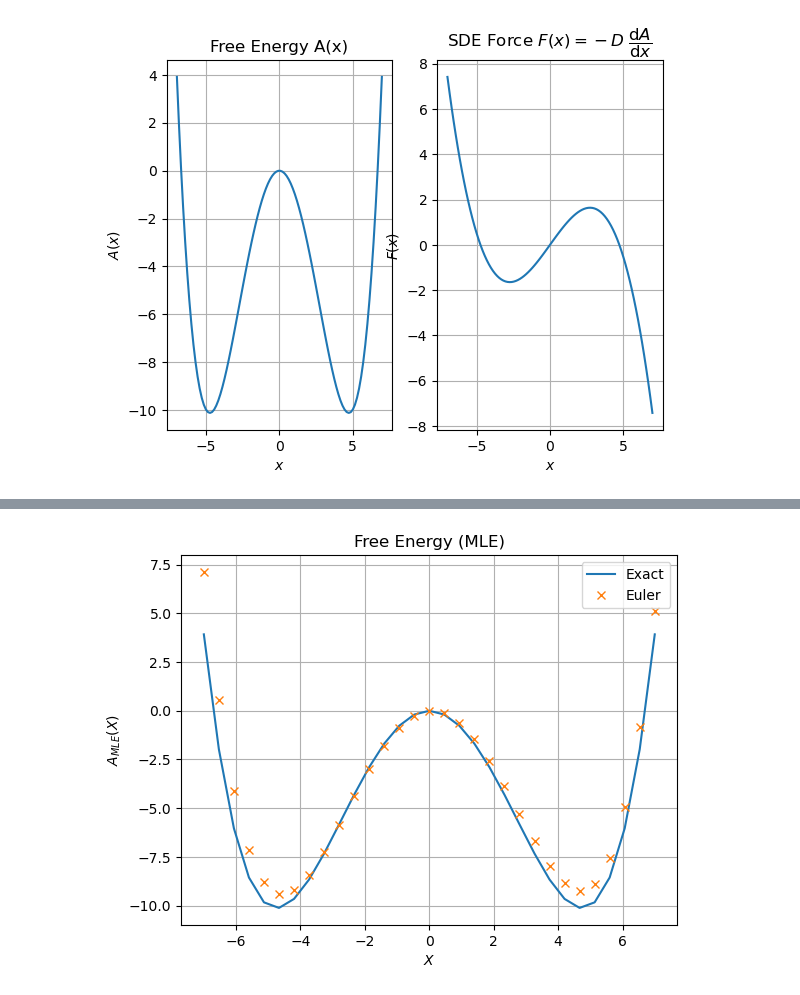
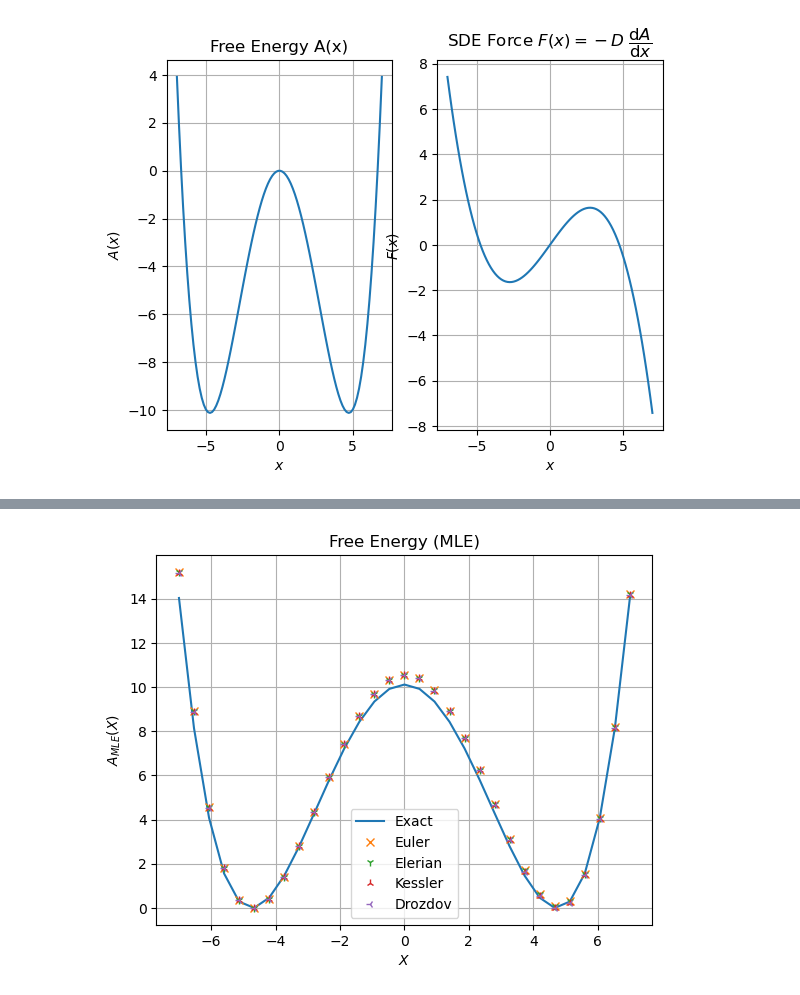
Before and after one commit to Dani-dB/folie, a Jupyter notebook: errorbars/1d_dw_biased_error_bars.ipynb, the cells around one changed output, grey strips where cells are left out. Cells and saved outputs as stored; diff of their text form; code cells hidden in the pictures.

```diff
--- a/errorbars/1d_dw_biased_error_bars.ipynb
+++ b/errorbars/1d_dw_biased_error_bars.ipynb
@@ -13,20 +13,19 @@ import matplotlib.pyplot as plt
 import folie as fl
 from copy import deepcopy
 
-free_energy_coeff = 0.2 * np.array([0, 0, -4.5, 0, 0.1])
-free_energy = np.polynomial.Polynomial(free_energy_coeff)
+coeff = 0.2 * np.array([0, 0, -4.5, 0, 0.1])
+free_energy = np.polynomial.Polynomial(coeff)
 D = np.array([0.5])
 
-force_coeff = D*np.array([-free_energy_coeff[1], -2 * free_energy_coeff[2], -3 * free_energy_coeff[3], -4 * free_energy_coeff[4]])
-
-force_function = fl.functions.Polynomial(deg=3, coefficients=force_coeff)
+drift_coeff = D * np.array([-coeff[1], -2 * coeff[2], -3 * coeff[3], -4 * coeff[4]])
+drift_function = fl.functions.Polynomial(deg=3, coefficients=drift_coeff)
 diff_function = fl.functions.Polynomial(deg=0, coefficients=D)
 
 # Plot of Free Energy and Force
 x_values = np.linspace(-7, 7, 100)
 fig, axs = plt.subplots(1, 2)
 axs[0].plot(x_values, free_energy(x_values))
-axs[1].plot(x_values, force_function(x_values.reshape(len(x_values), 1)))
+axs[1].plot(x_values, drift_function(x_values.reshape(len(x_values), 1)))
 axs[0].set_title("Free Energy A(x)")
 axs[0].set_xlabel("$x$")
 axs[0].set_ylabel("$A(x)$")
@@ -38,7 +37,9 @@ axs[1].grid()
 
 # Define model to simulate and type of simulator to use
 dt = 1e-3
-model_simu = fl.models.overdamped.Overdamped(deepcopy(force_function), diffusion=deepcopy(diff_function))
+model_simu = fl.models.overdamped.Overdamped(drift_function, diffusion=diff_function)
+
+model_simu = fl.models.overdamped.Overdamped(drift_function, diffusion=diff_function)
 simulator = fl.simulations.ABMD_Simulator(fl.simulations.EulerStepper(model_simu), dt,k=10.0,xstop=6)
 
 ###############################################################################################################################################################################################################
@@ -81,18 +82,19 @@ axs[1].set_ylabel("$D_{MLE}(X)$")
 axs[1].grid()
 
 xfa = np.linspace(-7.0, 7.0, 31)
-axs[0].plot(xfa, model_simu.force(xfa.reshape(-1, 1)), label="Exact")
+model_simu.remove_bias()
+axs[0].plot(xfa, model_simu.drift(xfa.reshape(-1, 1)), label="Exact")
 axs[1].plot(xfa, model_simu.diffusion(xfa.reshape(-1, 1)), label="Exact")
 
 axb.set_title("Free Energy (MLE)")
 axb.set_xlabel("$X$")
 axb.set_ylabel("$A_{MLE}(X)$")
 axb.grid()
-axb.plot(xfa, free_energy(xfa.reshape(-1, 1)), label="Exact")
+axb.plot(xfa, free_energy(xfa.reshape(-1, 1)) - np.min(free_energy(xfa.reshape(-1, 1))), label="Exact")
 
 n_knots= 4
 domain = fl.MeshedDomain.create_from_range(np.linspace(data1.stats.min , data1.stats.max , n_knots).ravel())
-trainmodel = fl.models.Overdamped(force=fl.functions.BSplinesFunction(domain), has_bias=True)
+trainmodel = fl.models.Overdamped(fl.functions.BSplinesFunction(domain), has_bias=True)
 res_vec1=[]
 fes1=[]
 KM_Estimator = fl.KramersMoyalEstimator(deepcopy(trainmodel))
@@ -102,9 +104,9 @@ for name,marker, transitioncls in zip(
     ["x", "1","2","3","|"],
     [
         fl.EulerDensity,
-        # fl.ElerianDensity,
-        # fl.KesslerDensity,
-        # fl.DrozdovDensity,
+        fl.ElerianDensity,
+        fl.KesslerDensity,
+        fl.DrozdovDensity,
     ],
 ):
     estimator = fl.LikelihoodEstimator(transitioncls(deepcopy(trainmodel)),n_jobs=4)
@@ -115,9 +117,9 @@ for name,marker, transitioncls in zip(
     res_vec1.append(deepcopy(res))
     fes1.append(deepcopy(fes))
 
-    axs[0].plot(xfa,res.force(xfa.reshape(-1,1)),marker,label=name)
+    axs[0].plot(xfa,res.drift(xfa.reshape(-1,1)),marker,label=name)
     axs[1].plot(xfa, res.diffusion(xfa.reshape(-1, 1)),marker, label=name)
-    axb.plot(xfa, fes-fes[15],marker, label=name)
+    axb.plot(xfa, fes,marker, label=name)
 axb.legend()
 axs[0].legend()
 axs[1].legend()
@@ -138,6 +140,7 @@ for i in range(len(q0)):
     q0[i] = -6
 # Calculate Trajectory
 time_steps = 20000
+model_simu.add_bias()
 data2 = deepcopy(simulator).run(time_steps, q0, save_every=1)
 
 # Plot resulting Trajectories
@@ -149,7 +152,7 @@ for n, trj in enumerate(data2):
     axs.set_ylabel("$X(t)$")
     axs.grid()
 
-plt.show()                                 ############################################### here plt.show()
+                               ############################################### here plt.show()
 fig, axs = plt.subplots(1, 2)
 fig, axb = plt.subplots()
 axs[0].set_title("Force (MLE)")
@@ -163,18 +166,19 @@ axs[1].set_ylabel("$D_{MLE}(X)$")
 axs[1].grid()
 
 xfa = np.linspace(-7.0, 7.0, 31)
-axs[0].plot(xfa, model_simu.force(xfa.reshape(-1, 1)), label="Exact")
+model_simu.remove_bias()
+axs[0].plot(xfa, model_simu.drift(xfa.reshape(-1, 1)), label="Exact")
 axs[1].plot(xfa, model_simu.diffusion(xfa.reshape(-1, 1)), label="Exact")
 
 axb.set_title("Free Energy (MLE)")
 axb.set_xlabel("$X$")
 axb.set_ylabel("$A_{MLE}(X)$")
 axb.grid()
-axb.plot(xfa, free_energy(xfa.reshape(-1, 1)), label="Exact")
+axb.plot(xfa, free_energy(xfa.reshape(-1, 1)) - np.min(free_energy(xfa.reshape(-1, 1))), label="Exact")
 
 n_knots= 4
 domain = fl.MeshedDomain.create_from_range(np.linspace(data2.stats.min , data2.stats.max , n_knots).ravel())
-trainmodel = fl.models.Overdamped(force=fl.functions.BSplinesFunction(domain), has_bias=True)
+trainmodel = fl.models.Overdamped(fl.functions.BSplinesFunction(domain), has_bias=True)
 res_vec2=[]
 fes2=[]
 KM_Estimator = fl.KramersMoyalEstimator(deepcopy(trainmodel))
@@ -184,9 +188,9 @@ for name,marker, transitioncls in zip(
     ["x", "1","2","3","|"],
     [
         fl.EulerDensity,
-        # fl.ElerianDensity,
-        # fl.KesslerDensity,
-        # fl.DrozdovDensity,
+        fl.ElerianDensity,
+        fl.KesslerDensity,
+        fl.DrozdovDensity,
     ],
 ):
     estimator = fl.LikelihoodEstimator(transitioncls(deepcopy(trainmodel)),n_jobs=4)
@@ -197,9 +201,9 @@ for name,marker, transitioncls in zip(
     res_vec2.append(deepcopy(res))
     fes2.append(deepcopy(fes))
 
-    axs[0].plot(xfa,res.force(xfa.reshape(-1,1)),marker,label=name)
+    axs[0].plot(xfa,res.drift(xfa.reshape(-1,1)),marker,label=name)
     axs[1].plot(xfa, res.diffusion(xfa.reshape(-1, 1)),marker, label=name)
-    axb.plot(xfa, fes-fes[15],marker, label=name)
+    axb.plot(xfa, fes,marker, label=name)
 axb.legend()
 axs[0].legend()
 axs[1].legend()
@@ -218,6 +222,7 @@ q0 = np.empty(ntraj)
 for i in range(len(q0)):
     q0[i] = -6
 # Calculate Trajectory
+model_simu.add_bias()
 time_steps = 20000
 data3 = deepcopy(simulator).run(time_steps, q0, save_every=1)
 
@@ -244,18 +249,19 @@ axs[1].set_ylabel("$D_{MLE}(X)$")
 axs[1].grid()
 
 xfa = np.linspace(-7.0, 7.0, 31)
-axs[0].plot(xfa, model_simu.force(xfa.reshape(-1, 1)), label="Exact")
+model_simu.remove_bias()
+axs[0].plot(xfa, model_simu.drift(xfa.reshape(-1, 1)), label="Exact")
 axs[1].plot(xfa, model_simu.diffusion(xfa.reshape(-1, 1)), label="Exact")
 
 axb.set_title("Free Energy (MLE)")
 axb.set_xlabel("$X$")
 axb.set_ylabel("$A_{MLE}(X)$")
 axb.grid()
-axb.plot(xfa, free_energy(xfa.reshape(-1, 1)), label="Exact")
+axb.plot(xfa, free_energy(xfa.reshape(-1, 1)) - np.min(free_energy(xfa.reshape(-1, 1))), label="Exact")
 
 n_knots= 4
 domain = fl.MeshedDomain.create_from_range(np.linspace(data3.stats.min , data3.stats.max , n_knots).ravel())
-trainmodel = fl.models.Overdamped(force=fl.functions.BSplinesFunction(domain), has_bias=True)
+trainmodel = fl.models.Overdamped(fl.functions.BSplinesFunction(domain), has_bias=True)
 res_vec3=[]
 fes3=[]
 KM_Estimator = fl.KramersMoyalEstimator(deepcopy(trainmodel))
@@ -265,9 +271,9 @@ for name,marker, transitioncls in zip(
     ["x", "1","2","3","|"],
     [
         fl.EulerDensity,
-        # fl.ElerianDensity,
-        # fl.KesslerDensity,
-        # fl.DrozdovDensity,
+        fl.ElerianDensity,
+        fl.KesslerDensity,
+        fl.DrozdovDensity,
     ],
 ):
     estimator = fl.LikelihoodEstimator(transitioncls(deepcopy(trainmodel)),n_jobs=4)
@@ -278,9 +284,9 @@ for name,marker, transitioncls in zip(
     res_vec3.append(deepcopy(res))
     fes3.append(deepcopy(fes))
 
-    axs[0].plot(xfa,res.force(xfa.reshape(-1,1)),marker,label=name)
+    axs[0].plot(xfa,res.drift(xfa.reshape(-1,1)),marker,label=name)
     axs[1].plot(xfa, res.diffusion(xfa.reshape(-1, 1)),marker, label=name)
-    axb.plot(xfa, fes-fes[15],marker, label=name)
+    axb.plot(xfa, fes,marker, label=name)
 axb.legend()
 axs[0].legend()
 axs[1].legend()
@@ -299,6 +305,7 @@ q0 = np.empty(ntraj)
 for i in range(len(q0)):
     q0[i] = -6
 # Calculate Trajectory
+model_simu.add_bias()
 time_steps = 20000
 data4 = deepcopy(simulator).run(time_steps, q0, save_every=1)
 
@@ -325,18 +332,19 @@ axs[1].set_ylabel("$D_{MLE}(X)$")
 axs[1].grid()
 
 xfa = np.linspace(-7.0, 7.0, 31)
-axs[0].plot(xfa, model_simu.force(xfa.reshape(-1, 1)), label="Exact")
+model_simu.remove_bias()
+axs[0].plot(xfa, model_simu.drift(xfa.reshape(-1, 1)), label="Exact")
 axs[1].plot(xfa, model_simu.diffusion(xfa.reshape(-1, 1)), label="Exact")
 
 axb.set_title("Free Energy (MLE)")
 axb.set_xlabel("$X$")
 axb.set_ylabel("$A_{MLE}(X)$")
 axb.grid()
-axb.plot(xfa, free_energy(xfa.reshape(-1, 1)), label="Exact")
+axb.plot(xfa, free_energy(xfa.reshape(-1, 1)) - np.min(free_energy(xfa.reshape(-1, 1))), label="Exact")
 
 n_knots= 4
 domain = fl.MeshedDomain.create_from_range(np.linspace(data4.stats.min , data4.stats.max , n_knots).ravel())
-trainmodel = fl.models.Overdamped(force=fl.functions.BSplinesFunction(domain), has_bias=True)
+trainmodel = fl.models.Overdamped(fl.functions.BSplinesFunction(domain), has_bias=True)
 res_vec4=[]
 fes4=[]
 KM_Estimator = fl.KramersMoyalEstimator(deepcopy(trainmodel))
@@ -346,9 +354,9 @@ for name,marker, transitioncls in zip(
     ["x", "1","2","3","|"],
     [
         fl.EulerDensity,
-        # fl.ElerianDensity,
-        # fl.KesslerDensity,
-        # fl.DrozdovDensity,
+        fl.ElerianDensity,
+        fl.KesslerDensity,
+        fl.DrozdovDensity,
     ],
 ):
     estimator = fl.LikelihoodEstimator(transitioncls(deepcopy(trainmodel)),n_jobs=4)
@@ -358,9 +366,9 @@ for name,marker, transitioncls in zip(
     fes = fl.analysis.free_energy_profile_1d(res,xfa)
     res_vec4.append(deepcopy(res))
     fes4.append(deepcopy(fes))
-    axs[0].plot(xfa,res.force(xfa.reshape(-1,1)),marker,label=name)
+    axs[0].plot(xfa,res.drift(xfa.reshape(-1,1)),marker,label=name)
     axs[1].plot(xfa, res.diffusion(xfa.reshape(-1, 1)),marker, label=name)
-    axb.plot(xfa, fes-fes[15],marker, label=name)
+    axb.plot(xfa, fes,marker, label=name)
 axb.legend()
 axs[0].legend()
 axs[1].legend()
@@ -373 +403 @@ axs[1].legend()
-[figure, old version]
+[figure, new version]
```
Also changed, not shown: parts of 3 cells of this notebook.
